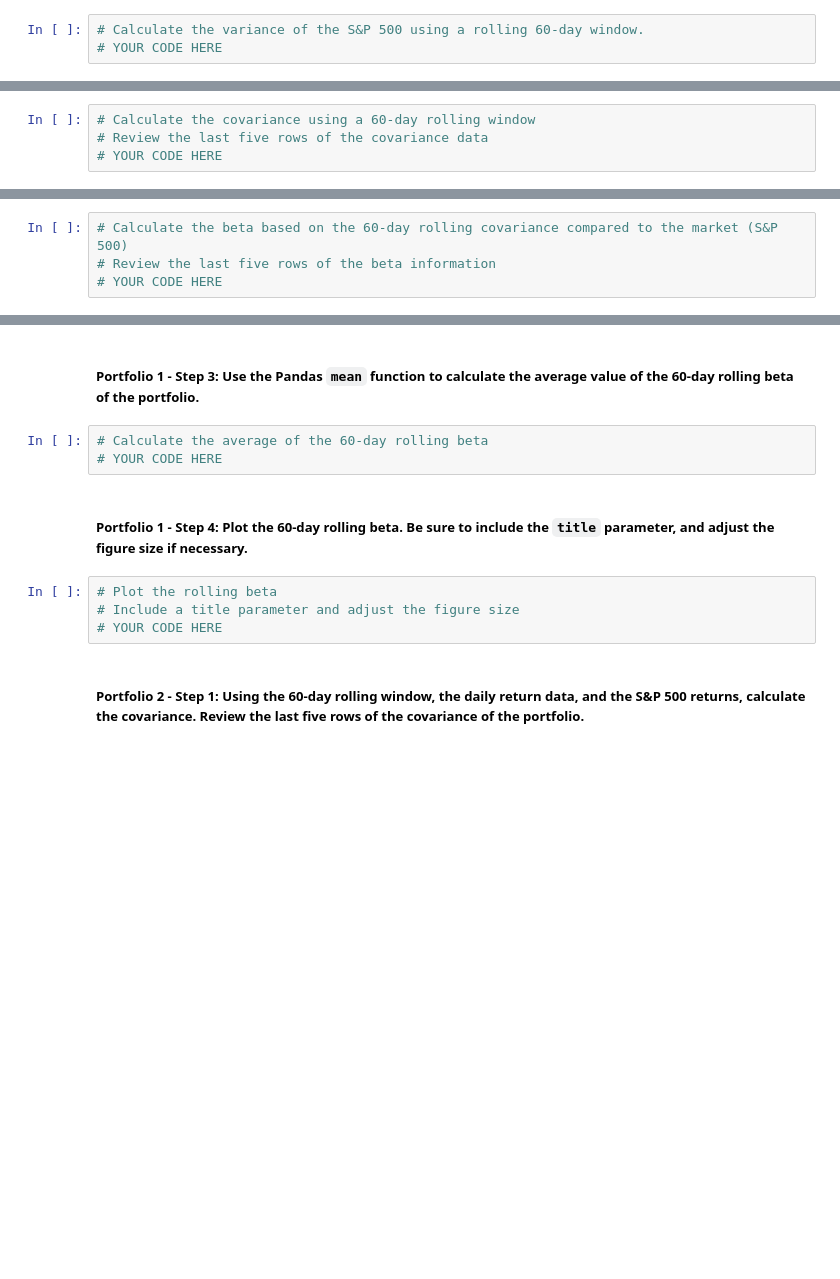
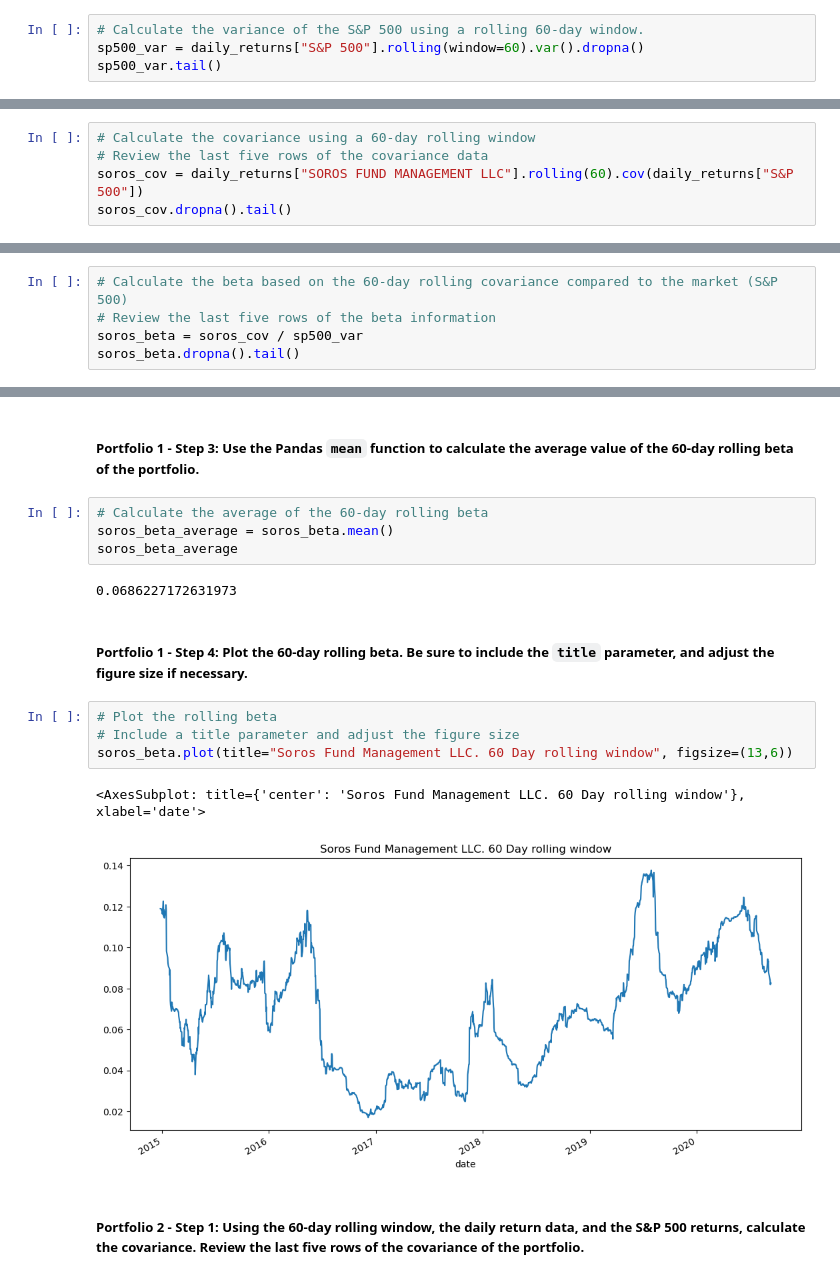
Before and after one commit to reiccv/Module_4_Challenge, a Jupyter notebook: risk_return_analysis.ipynb, the cells around one changed output, grey strips where cells are left out. Drawn from its saved outputs; the diff is of its cells as text; blank space fills up the shorter version.

```diff
--- a/risk_return_analysis.ipynb
+++ b/risk_return_analysis.ipynb
@@ -349,4 +352,5 @@ Your analysis is nearing completion. Now, you need to evaluate how the portfolio
 #### Use the Pandas `var` function to calculate the variance of the S&P 500 by using a 60-day rolling window. Visualize the last five rows of the variance of the S&P 500.
 # %%
 # Calculate the variance of the S&P 500 using a rolling 60-day window.
-# YOUR CODE HERE
+sp500_var = daily_returns["S&P 500"].rolling(window=60).var().dropna()
+sp500_var.tail()
@@ -365,4 +377,5 @@ Your analysis is nearing completion. Now, you need to evaluate how the portfolio
 # %%
 # Calculate the covariance using a 60-day rolling window
 # Review the last five rows of the covariance data
-# YOUR CODE HERE
+soros_cov = daily_returns["SOROS FUND MANAGEMENT LLC"].rolling(60).cov(daily_returns["S&P 500"])
+soros_cov.dropna().tail()
@@ -371,4 +392,5 @@ Your analysis is nearing completion. Now, you need to evaluate how the portfolio
 # %%
 # Calculate the beta based on the 60-day rolling covariance compared to the market (S&P 500)
 # Review the last five rows of the beta information
-# YOUR CODE HERE
+soros_beta = soros_cov / sp500_var
+soros_beta.dropna().tail()
@@ -376,13 +406,19 @@ Your analysis is nearing completion. Now, you need to evaluate how the portfolio
 ##### Portfolio 1 - Step 3: Use the Pandas `mean` function to calculate the average value of the 60-day rolling beta of the portfolio.
 # %%
 # Calculate the average of the 60-day rolling beta
-# YOUR CODE HERE
+soros_beta_average = soros_beta.mean()
+soros_beta_average
+# %% [output]
+0.0686227172631973
 # %% [markdown]
 ##### Portfolio 1 - Step 4: Plot the 60-day rolling beta. Be sure to include the `title` parameter, and adjust the figure size if necessary.
 # %%
 # Plot the rolling beta
 # Include a title parameter and adjust the figure size
-# YOUR CODE HERE
+soros_beta.plot(title="Soros Fund Management LLC. 60 Day rolling window", figsize=(13,6))
+# %% [output]
+<AxesSubplot: title={'center': 'Soros Fund Management LLC. 60 Day rolling window'}, xlabel='date'>
+[figure, added]
 # %% [markdown]
 ##### Portfolio 2 - Step 1: Using the 60-day rolling window, the daily return data, and the S&P 500 returns, calculate the covariance. Review the last five rows of the covariance of the portfolio.
 # %%
```
Also changed, not shown: parts of 11 cells of this notebook.
